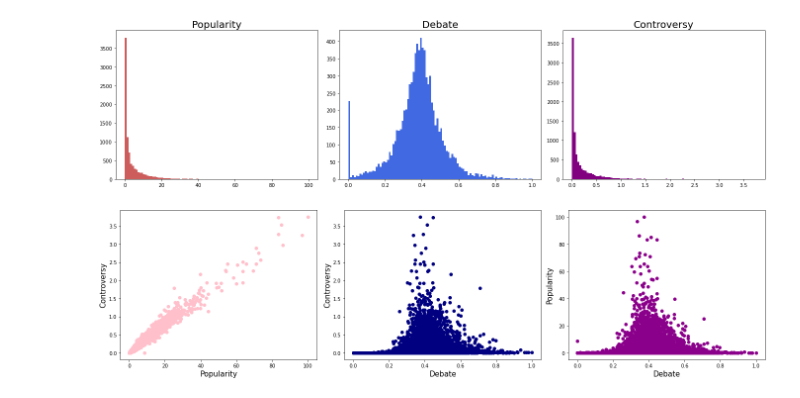
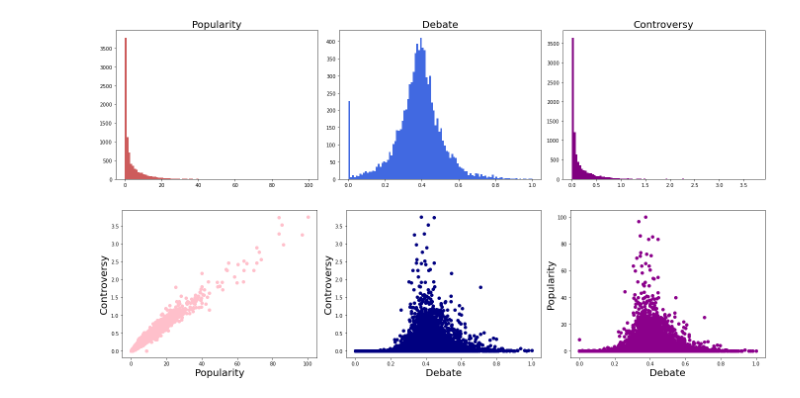
Before and after one commit to andreasala98/NYMines, a Jupyter notebook: NY_Mines.ipynb, the cells around one changed output. Saved outputs shown, nothing was run; the diff lists cells and outputs as text; code cells hidden in the pictures.

```diff
--- a/NY_Mines.ipynb
+++ b/NY_Mines.ipynb
@@ -604,17 +591,17 @@ plt.savefig("Pictures/Strat1Dist.pdf")
 # %%
 fig, axs = plt.subplots(1, 3, figsize=(19, 5))
 #fig.suptitle("Correlations - Strategy 1",fontsize=20)
 axs[0].scatter(arts['commentNumber'],arts['controv'], color='pink')
-axs[0].set_xlabel('Popularity', fontsize=15)
-axs[0].set_ylabel('Controversy', fontsize=15)
+axs[0].set_xlabel('Popularity', fontsize=20)
+axs[0].set_ylabel('Controversy', fontsize=20)
 axs[1].scatter(arts['debate'], arts['controv'],color='navy')
-axs[1].set_xlabel('Debate', fontsize=15)
-axs[1].set_ylabel('Controversy', fontsize=15)
+axs[1].set_xlabel('Debate', fontsize=20)
+axs[1].set_ylabel('Controversy', fontsize=20)
 axs[2].scatter( arts['debate'],arts['commentNumber'],color='darkmagenta')
-axs[2].set_ylabel('Popularity', fontsize=15)
-axs[2].set_xlabel('Debate', fontsize=15)
+axs[2].set_ylabel('Popularity', fontsize=20)
+axs[2].set_xlabel('Debate', fontsize=20)
 
 plt.tight_layout()
 plt.savefig("Pictures/Strat1Corr.pdf")
 # %% [output]
-[figure, old version]
+[figure, new version]
```
Also changed, not shown: parts of 2 cells of this notebook, 1 other file.
